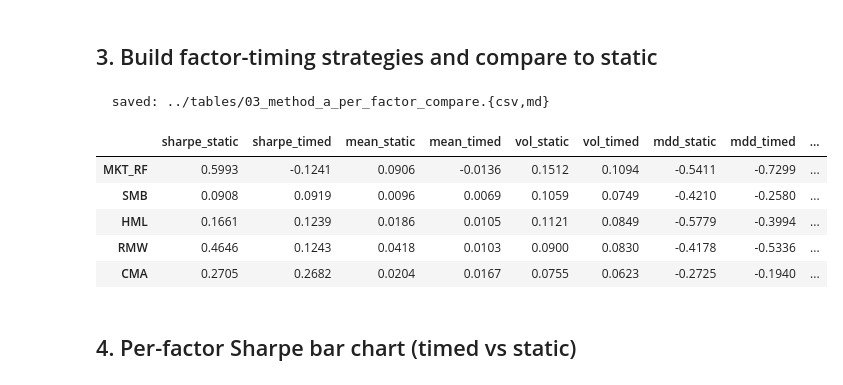
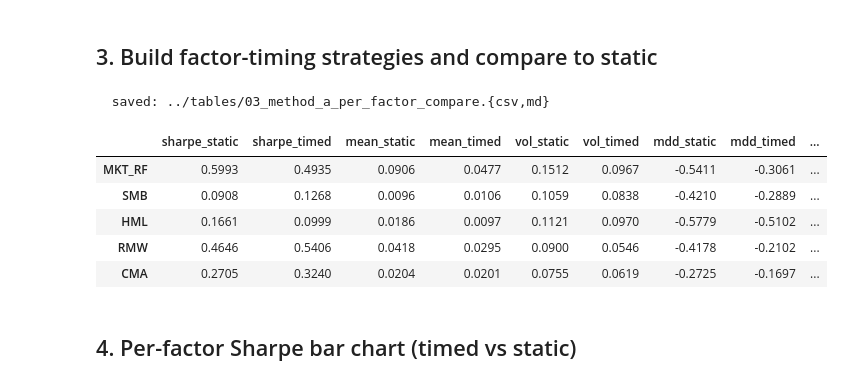
Before and after one commit to wyw2010/inertia-momentum-timing, a Jupyter notebook: factor_regimes/notebooks/02_method_a_markov.ipynb, the cells around one changed output. Saved outputs shown, nothing was run; the diff lists cells and outputs as text; code cells hidden in the pictures.

```diff
--- a/factor_regimes/notebooks/02_method_a_markov.ipynb
+++ b/factor_regimes/notebooks/02_method_a_markov.ipynb
@@ -97,37 +97,37 @@ plt.show()
 # %%
 rows = {}
 timed_returns = {}
 for f in FF5_FACTORS:
     p = P[f].dropna()
-    w = prob_to_weight(p, mode='linear')
+    w = prob_to_weight(p, mode='longflat')
     timed = apply_weights(w, panel[f], cost_bps_oneway=5.0)
     static = static_factor_returns(panel[f], timed.index)
     static_aligned = static.reindex(timed.index)
     timed_returns[f] = timed['r_net']
     s_static = perf_stats(static_aligned)
     s_timed  = perf_stats(timed['r_net'])
     rows[f] = {
         'sharpe_static':  s_static.get('sharpe_ann', np.nan),
         'sharpe_timed':   s_timed.get('sharpe_ann', np.nan),
         'mean_static':    s_static.get('mean_ann', np.nan),
         'mean_timed':     s_timed.get('mean_ann', np.nan),
         'vol_static':     s_static.get('vol_ann', np.nan),
         'vol_timed':      s_timed.get('vol_ann', np.nan),
         'mdd_static':     s_static.get('max_drawdown', np.nan),
         'mdd_timed':      s_timed.get('max_drawdown', np.nan),
     }
 compare = pd.DataFrame(rows).T
 compare['sharpe_uplift'] = compare['sharpe_timed'] - compare['sharpe_static']
 save_table(compare, '03_method_a_per_factor_compare', out_dir=TABLE_DIR)
 compare
 # %% [output]
   saved: ../tables/03_method_a_per_factor_compare.{csv,md}
 |  | sharpe_static | sharpe_timed | mean_static | mean_timed | vol_static | vol_timed | mdd_static | mdd_timed | ... |
-| MKT_RF | 0.5993 | -0.1241 | 0.0906 | -0.0136 | 0.1512 | 0.1094 | -0.5411 | -0.7299 | ... |
-| SMB | 0.0908 | 0.0919 | 0.0096 | 0.0069 | 0.1059 | 0.0749 | -0.4210 | -0.2580 | ... |
-| HML | 0.1661 | 0.1239 | 0.0186 | 0.0105 | 0.1121 | 0.0849 | -0.5779 | -0.3994 | ... |
-| RMW | 0.4646 | 0.1243 | 0.0418 | 0.0103 | 0.0900 | 0.0830 | -0.4178 | -0.5336 | ... |
-| CMA | 0.2705 | 0.2682 | 0.0204 | 0.0167 | 0.0755 | 0.0623 | -0.2725 | -0.1940 | ... |
+| MKT_RF | 0.5993 | 0.4935 | 0.0906 | 0.0477 | 0.1512 | 0.0967 | -0.5411 | -0.3061 | ... |
+| SMB | 0.0908 | 0.1268 | 0.0096 | 0.0106 | 0.1059 | 0.0838 | -0.4210 | -0.2889 | ... |
+| HML | 0.1661 | 0.0999 | 0.0186 | 0.0097 | 0.1121 | 0.0970 | -0.5779 | -0.5102 | ... |
+| RMW | 0.4646 | 0.5406 | 0.0418 | 0.0295 | 0.0900 | 0.0546 | -0.4178 | -0.2102 | ... |
+| CMA | 0.2705 | 0.3240 | 0.0204 | 0.0201 | 0.0755 | 0.0619 | -0.2725 | -0.1697 | ... |
 # %% [markdown]
 ## 4. Per-factor Sharpe bar chart (timed vs static)
 # %%
```
Also changed, not shown: parts of 1 cell of this notebook, 34 other files.
